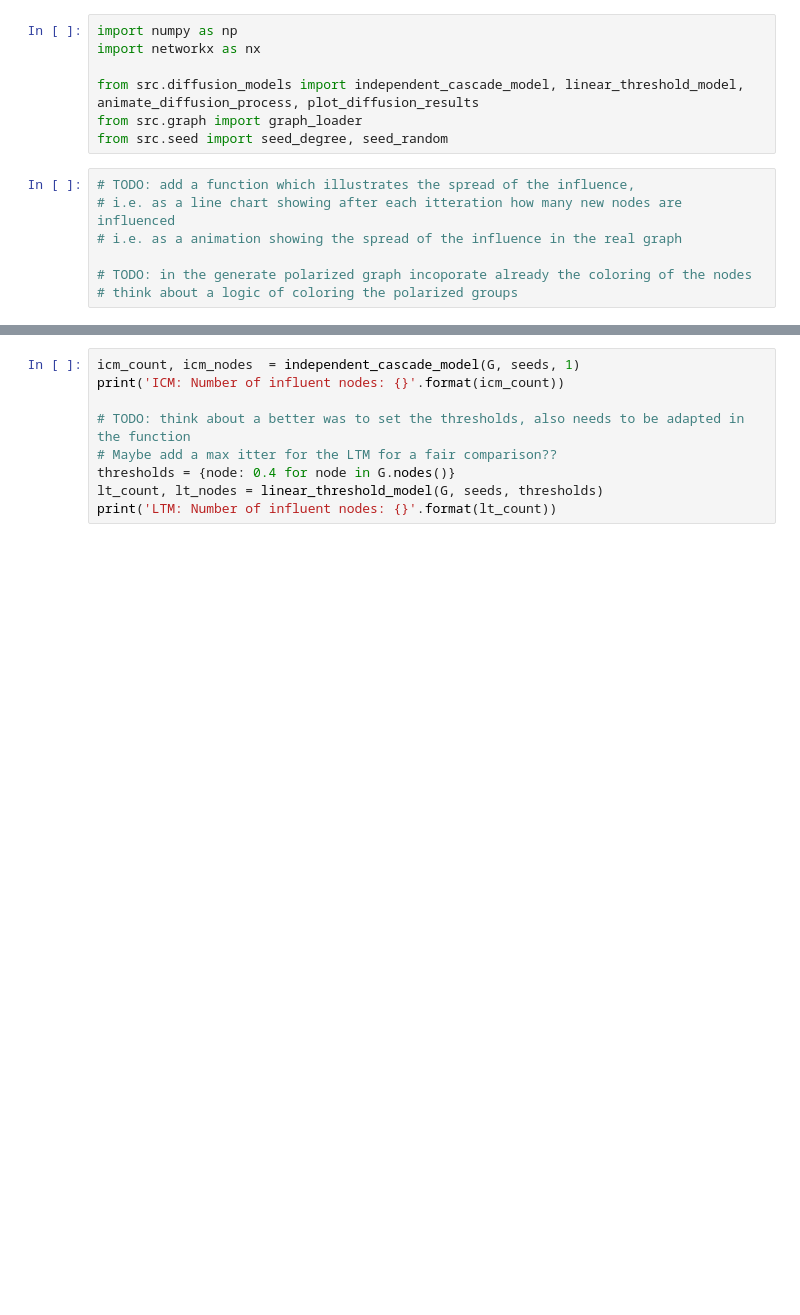
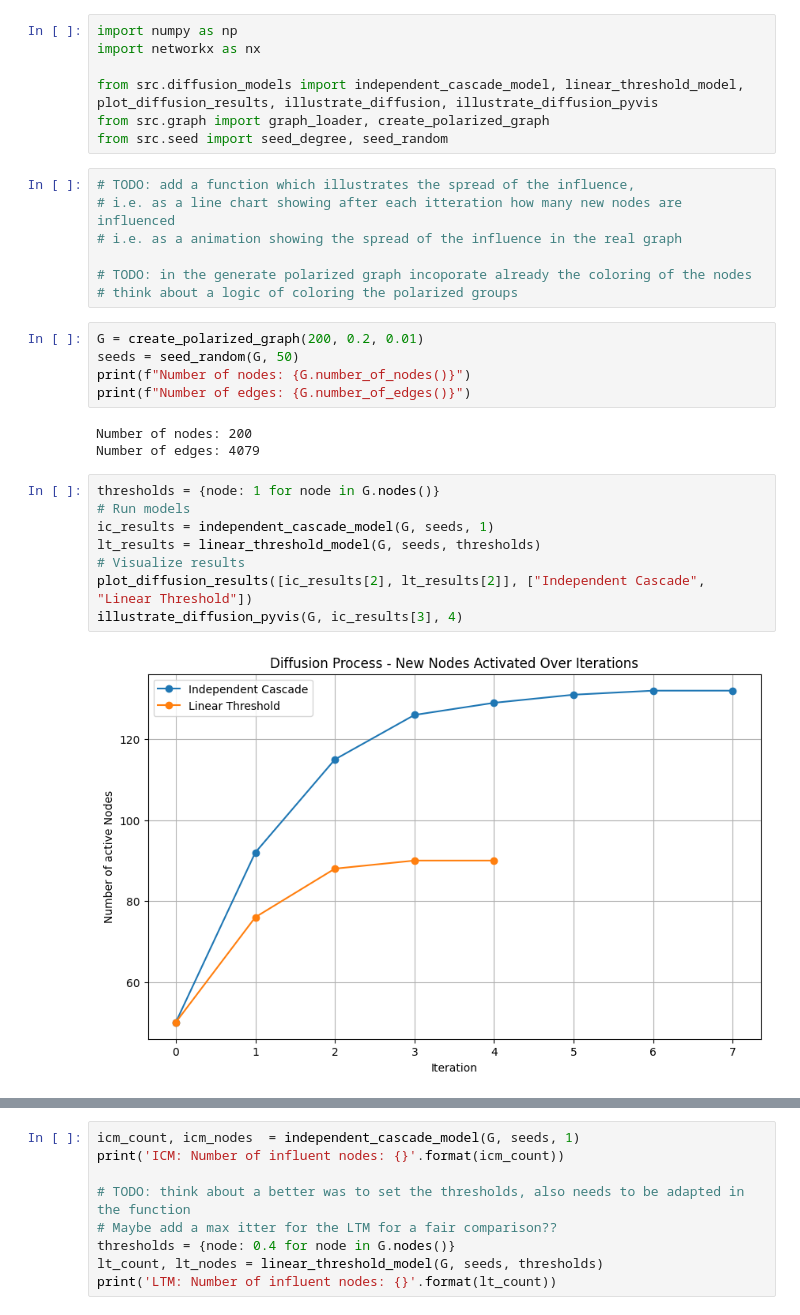
Before and after one commit to jonasq99/Designing_Link_Recommendation_Methods_to_Reduce_Polarization, a Jupyter notebook: playground.ipynb, the cells around one changed output, grey strips where cells are left out. Saved outputs shown, nothing was run; the diff lists cells and outputs as text; blank space fills up the shorter version.

Commit message:
chore: Update graph loader import statements and remove unused code

```diff
--- a/playground.ipynb
+++ b/playground.ipynb
@@ -2,8 +2,8 @@
 import numpy as np
 import networkx as nx
 
-from src.diffusion_models import independent_cascade_model, linear_threshold_model, animate_diffusion_process, plot_diffusion_results
-from src.graph import graph_loader
+from src.diffusion_models import independent_cascade_model, linear_threshold_model, plot_diffusion_results, illustrate_diffusion, illustrate_diffusion_pyvis
+from src.graph import graph_loader, create_polarized_graph
 from src.seed import seed_degree, seed_random
 # %%
 # TODO: add a function which illustrates the spread of the influence,
@@ -12,3 +12,21 @@ from src.seed import seed_degree, seed_random
 
 # TODO: in the generate polarized graph incoporate already the coloring of the nodes
 # think about a logic of coloring the polarized groups
+# %%
+G = create_polarized_graph(200, 0.2, 0.01)
+seeds = seed_random(G, 50)
+print(f"Number of nodes: {G.number_of_nodes()}")
+print(f"Number of edges: {G.number_of_edges()}")
+# %% [output]
+Number of nodes: 200
+Number of edges: 4079
+# %%
+thresholds = {node: 1 for node in G.nodes()}
+# Run models
+ic_results = independent_cascade_model(G, seeds, 1)
+lt_results = linear_threshold_model(G, seeds, thresholds)
+# Visualize results
+plot_diffusion_results([ic_results[2], lt_results[2]], ["Independent Cascade", "Linear Threshold"])
+illustrate_diffusion_pyvis(G, ic_results[3], 4)
+# %% [output]
+[figure, added]
```
Also changed, not shown: parts of 4 cells of this notebook, 8 other files.
